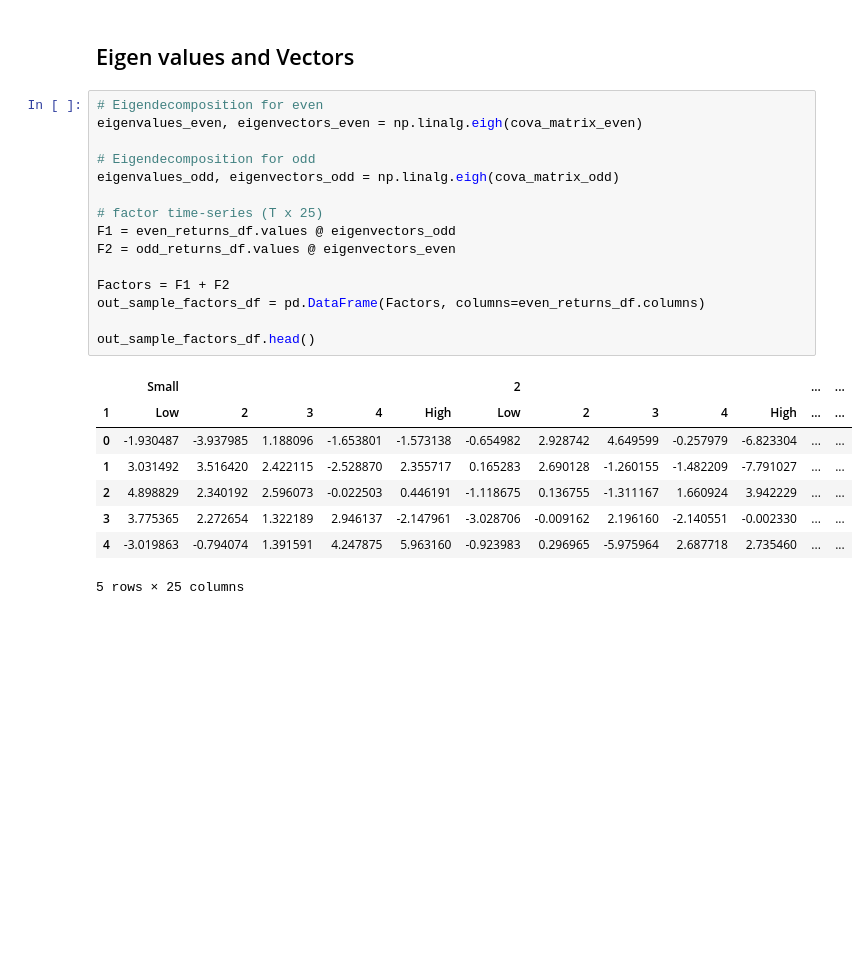
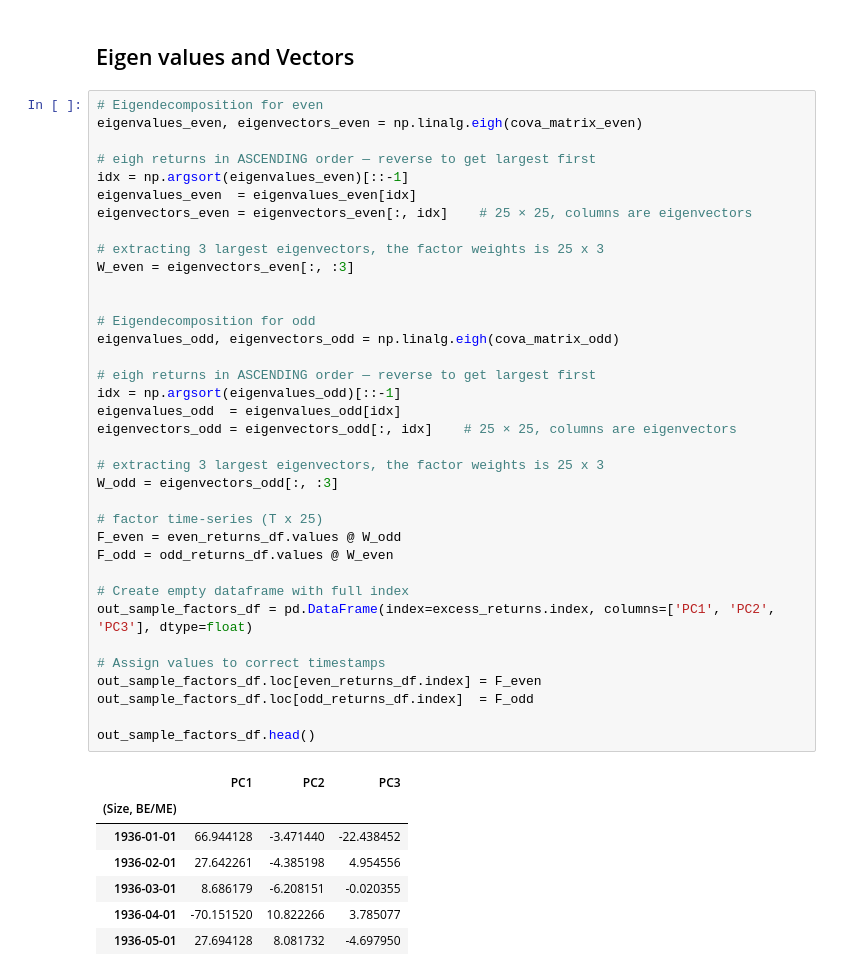
Before and after one commit to Hemasrikar/Financial-Statistics-and-Econometrics, a Jupyter notebook: forming_some_factors.ipynb, the cells around one changed output. Cells and saved outputs as stored; diff of their text form; blank space fills up the shorter version.

```diff
--- a/forming_some_factors.ipynb
+++ b/forming_some_factors.ipynb
@@ -201,24 +201,44 @@ sns.heatmap(cova_matrix_even, cmap="flare",  annot=True, linewidth=.5)
 # %%
 # Eigendecomposition for even
 eigenvalues_even, eigenvectors_even = np.linalg.eigh(cova_matrix_even)
 
+# eigh returns in ASCENDING order — reverse to get largest first
+idx = np.argsort(eigenvalues_even)[::-1]
+eigenvalues_even  = eigenvalues_even[idx]
+eigenvectors_even = eigenvectors_even[:, idx]    # 25 × 25, columns are eigenvectors
+
+# extracting 3 largest eigenvectors, the factor weights is 25 x 3
+W_even = eigenvectors_even[:, :3]
+
+
 # Eigendecomposition for odd
 eigenvalues_odd, eigenvectors_odd = np.linalg.eigh(cova_matrix_odd)
 
+# eigh returns in ASCENDING order — reverse to get largest first
+idx = np.argsort(eigenvalues_odd)[::-1]
+eigenvalues_odd  = eigenvalues_odd[idx]
+eigenvectors_odd = eigenvectors_odd[:, idx]    # 25 × 25, columns are eigenvectors
+
+# extracting 3 largest eigenvectors, the factor weights is 25 x 3
+W_odd = eigenvectors_odd[:, :3]
+
 # factor time-series (T x 25)
-F1 = even_returns_df.values @ eigenvectors_odd
-F2 = odd_returns_df.values @ eigenvectors_even
+F_even = even_returns_df.values @ W_odd
+F_odd = odd_returns_df.values @ W_even
 
-Factors = F1 + F2
-out_sample_factors_df = pd.DataFrame(Factors, columns=even_returns_df.columns)
+# Create empty dataframe with full index
+out_sample_factors_df = pd.DataFrame(index=excess_returns.index, columns=['PC1', 'PC2', 'PC3'], dtype=float)
+
+# Assign values to correct timestamps
+out_sample_factors_df.loc[even_returns_df.index] = F_even
+out_sample_factors_df.loc[odd_returns_df.index]  = F_odd
 
 out_sample_factors_df.head()
 # %% [output]
-|  | Small |  |  |  |  | 2 |  |  |  |  | ... | ... |
-| 1 | Low | 2 | 3 | 4 | High | Low | 2 | 3 | 4 | High | ... | ... |
-| 0 | -1.930487 | -3.937985 | 1.188096 | -1.653801 | -1.573138 | -0.654982 | 2.928742 | 4.649599 | -0.257979 | -6.823304 | ... | ... |
-| 1 | 3.031492 | 3.516420 | 2.422115 | -2.528870 | 2.355717 | 0.165283 | 2.690128 | -1.260155 | -1.482209 | -7.791027 | ... | ... |
-| 2 | 4.898829 | 2.340192 | 2.596073 | -0.022503 | 0.446191 | -1.118675 | 0.136755 | -1.311167 | 1.660924 | 3.942229 | ... | ... |
-| 3 | 3.775365 | 2.272654 | 1.322189 | 2.946137 | -2.147961 | -3.028706 | -0.009162 | 2.196160 | -2.140551 | -0.002330 | ... | ... |
-| 4 | -3.019863 | -0.794074 | 1.391591 | 4.247875 | 5.963160 | -0.923983 | 0.296965 | -5.975964 | 2.687718 | 2.735460 | ... | ... |
+|  | PC1 | PC2 | PC3 |
+| (Size, BE/ME) |  |  |  |
+| 1936-01-01 | 66.944128 | -3.471440 | -22.438452 |
+| 1936-02-01 | 27.642261 | -4.385198 | 4.954556 |
+| 1936-03-01 | 8.686179 | -6.208151 | -0.020355 |
+| 1936-04-01 | -70.151520 | 10.822266 | 3.785077 |
+| 1936-05-01 | 27.694128 | 8.081732 | -4.697950 |
-5 rows × 25 columns
```
